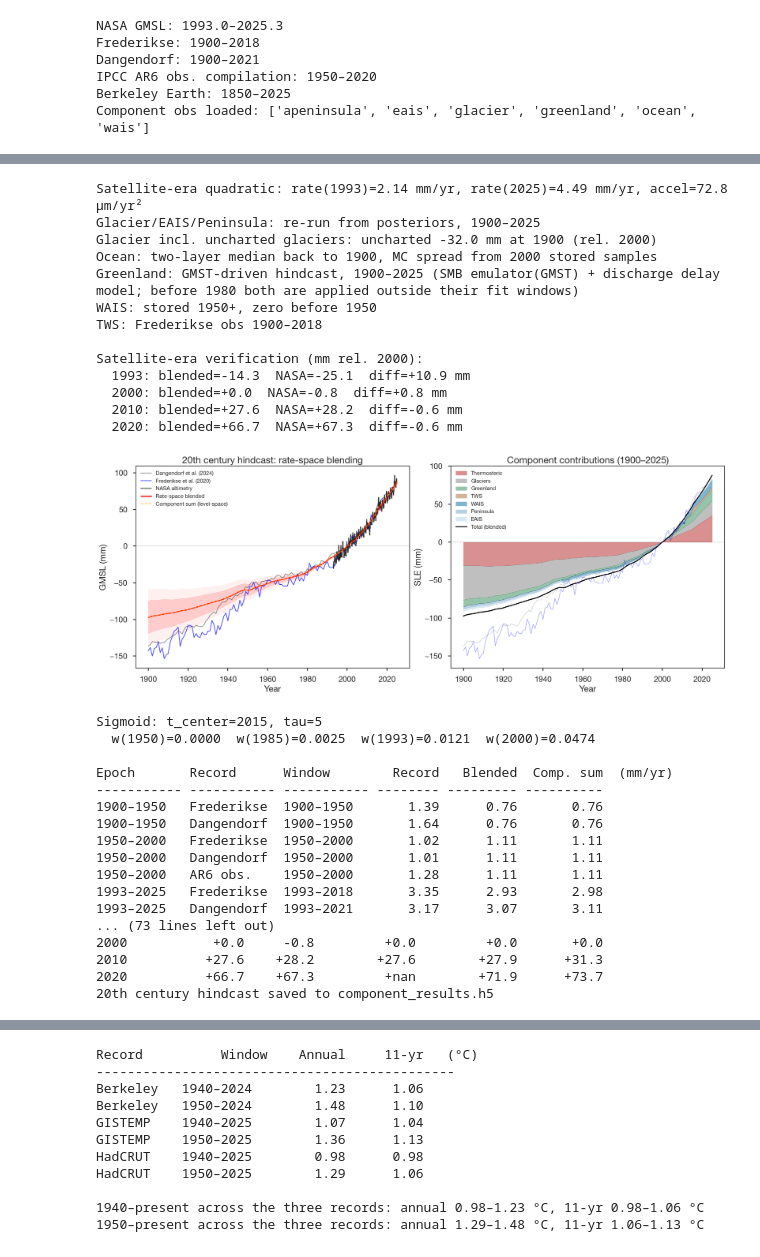
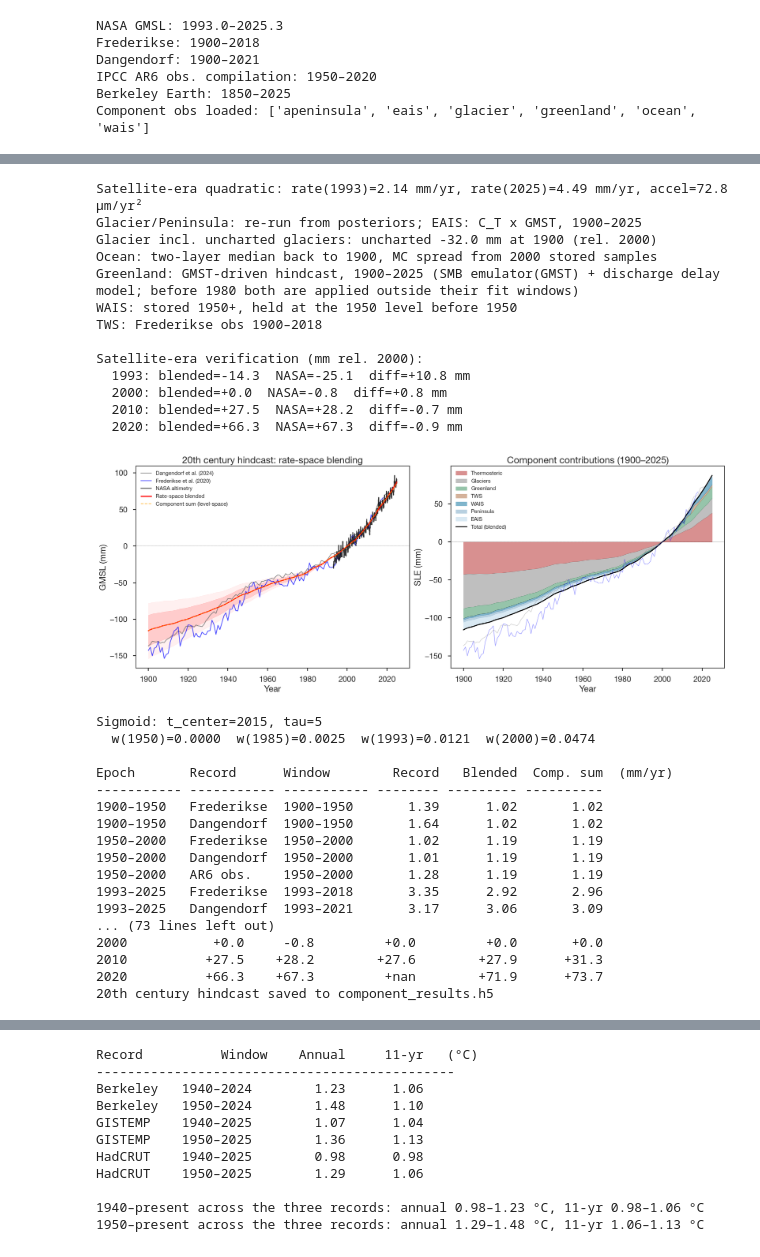
Before and after one commit to bminchew/GMSLR_forecast_v1, a Jupyter notebook: slr_forecast/notebooks/component_summation.ipynb, the cells around one changed output, grey strips where cells are left out. Cells and saved outputs as stored; diff of their text form; code cells hidden in the pictures.

```diff
--- a/slr_forecast/notebooks/component_summation.ipynb
+++ b/slr_forecast/notebooks/component_summation.ipynb
@@ -969,19 +985,15 @@ gl_h20 = project_component_level_ensemble(
     projection_times=hind20_years, baseline_year=BASELINE_YEAR,
     n_samples=N_MC, order=gl_order, seed=SEED + 1,
 )
-ea_h20 = project_component_level_ensemble(
-    posterior_samples=ea_post, H0_samples=ea_H0,
-    temperature_monthly=T_monthly, time_monthly=t_monthly,
-    projection_times=hind20_years, baseline_year=BASELINE_YEAR,
-    n_samples=N_MC, order=ea_order, seed=SEED + 2,
-)
+# EAIS: the forecast model, C_T x GMST (defined in the previous cell)
+ea_h20 = eais_ct_hindcast(hind20_years)
 ap_h20 = project_component_level_ensemble(
     posterior_samples=ap_post, H0_samples=ap_H0,
     temperature_monthly=T_monthly, time_monthly=t_monthly,
     projection_times=hind20_years, baseline_year=BASELINE_YEAR,
     n_samples=N_MC, order=ap_order, seed=SEED + 3,
 )
-print(f'Glacier/EAIS/Peninsula: re-run from posteriors, '
+print(f'Glacier/Peninsula: re-run from posteriors; EAIS: C_T x GMST, '
       f'{HIND20_START}\u2013{HIND20_END}')
 
 # Uncharted glaciers (Parkes & Marzeion 2018): glaciers missing from the
@@ -1011,9 +1023,14 @@ with h5py.File(H5_PATH, 'r') as hf:
     oc_bd = hf['ocean'].attrs['bd_median_mm_C']   / M_TO_MM
     oc_tu = hf['ocean'].attrs['tau_u_median_yr']
     oc_td = hf['ocean/fit_diagnostic'].attrs['TAU_D_FIXED']
+    oc_rdeep = hf['ocean'].attrs['rate_below_2000_mm_yr'] / M_TO_MM
 
 Su, Sd = solve_twolayer_ode(ode_T, ode_t, oc_tu, oc_td)
-eta_oc = oc_a * Su**2 + oc_bu * Su + oc_bd * Sd
+# Below-2000 m term at its median rate, as in the stored samples
+# (component_ocean: rate_deep_k * (t - BASELINE_YEAR)), so the pre-1950
+# shape carries the same deep-ocean rate as the samples from 1950.
+eta_oc = (oc_a * Su**2 + oc_bu * Su + oc_bd * Sd
+          + oc_rdeep * (ode_t - BASELINE_YEAR))
 eta_oc -= eta_oc[np.argmin(np.abs(ode_t - BASELINE_YEAR))]
 oc_med_20 = np.interp(hind20_years, ode_t, eta_oc)
 
@@ -1026,9 +1043,9 @@ print(f'Ocean: two-layer median back to {HIND20_START}, '
 
 # ── 4. Greenland: GMST-driven hindcast (1900-2025) ──
 # SMB via the MAR multi-GCM emulator (GMST), discharge via the delay
-# model with ocean T from real EN4 observations (post-1970) or the
-# surface-to-ocean transfer function applied to GMST x AA (Greenland
-# amplification) (pre-1970, replacing the earlier zero-fill). Distinct from
+# model with ocean T from EN4 observations (1970-2020) or the
+# surface-to-ocean transfer function applied to observed Greenland
+# regional T (before 1970 and after 2020). Distinct from
 # the standard 'greenland/projections' group used everywhere else in the
 # pipeline (which still spans the original 1950-2150 range unchanged).
 with h5py.File(H5_PATH, 'r') as hf:
@@ -1041,15 +1058,17 @@ print(f'Greenland: GMST-driven hindcast, {HIND20_START}–{HIND20_END} '
       f'(SMB emulator(GMST) + discharge delay model; before 1980 both are '
       f'applied outside their fit windows)')
 
-# ── 5. WAIS: stored 1950+, zero before 1950 ──
+# ── 5. WAIS: stored 1950+, held at the 1950 level before 1950 ──
+# The stored members follow the IMBIE-3 record and are flat before it
+# starts (1979), so np.interp's clamp continues that flat level back to
+# 1900 with no step at 1950.
 with h5py.File(H5_PATH, 'r') as hf:
     w_samp_ = hf['wais_2k/full_samples'][:]
     w_yr_   = hf['wais_2k/years'][:]
 wais_samp_20 = np.zeros((w_samp_.shape[0], n20))
 for k in range(w_samp_.shape[0]):
-    wais_samp_20[k, idx_1950:] = np.interp(
-        hind20_years[idx_1950:], w_yr_, w_samp_[k])
-print(f'WAIS: stored 1950+, zero before 1950')
+    wais_samp_20[k] = np.interp(hind20_years, w_yr_, w_samp_[k])
+print(f'WAIS: stored 1950+, held at the 1950 level before 1950')
 
 # ── 6. TWS: Frederikse obs, GRACE era only (2003–2018) ──
 # fred_tws_rb is rebased to TWS_START_YEAR (2003) in the budget-closure
@@ -1374,55 +1393,55 @@ with h5py.File(H5_PATH, 'a') as _hf:
                'rate_record', 'rate_blended', 'rate_component_sum']:
         _mg.create_dataset(_k, data=np.array([m[_k] for m in matched_rates],
                                              dtype=float))
     _mg.attrs['records'] = [m['record'] for m in matched_rates]
     # Decadal level-difference chi-square:
     # decadal_chi2/<hindcast>/<record>/<p0>_<p1>, differences in mm
     _dg = _hg.create_group('decadal_chi2')
     _dg.attrs['method'] = ('non-overlapping decadal level differences; '
                            'obs sigma sqrt(|s_end^2 - s_start^2|), plus '
                            'hindcast ensemble spread, in quadrature; '
                            'dof = number of decades')
     for (_hn, _rec, _p0, _p1), _res in decadal_chi2.items():
         _g = _dg.create_group(f'{_hn}/{_rec.replace(" ", "_").rstrip(".")}/'
                               f'{_p0}_{_p1}')
         for _k in ['decade_start', 'decade_end', 'obs_diff', 'obs_sigma',
                    'hind_diff', 'hind_sigma']:
             _g.create_dataset(_k, data=_res[_k])
         _g.attrs['chi2'] = _res['chi2']
         _g.attrs['dof'] = _res['dof']
         _g.attrs['chi2_red'] = _res['chi2_red']
 print('20th century hindcast saved to component_results.h5')
 # %% [output]
 Satellite-era quadratic: rate(1993)=2.14 mm/yr, rate(2025)=4.49 mm/yr, accel=72.8 µm/yr²
-Glacier/EAIS/Peninsula: re-run from posteriors, 1900–2025
+Glacier/Peninsula: re-run from posteriors; EAIS: C_T x GMST, 1900–2025
 Glacier incl. uncharted glaciers: uncharted -32.0 mm at 1900 (rel. 2000)
 Ocean: two-layer median back to 1900, MC spread from 2000 stored samples
 Greenland: GMST-driven hindcast, 1900–2025 (SMB emulator(GMST) + discharge delay model; before 1980 both are applied outside their fit windows)
-WAIS: stored 1950+, zero before 1950
+WAIS: stored 1950+, held at the 1950 level before 1950
 TWS: Frederikse obs 1900–2018
 
 Satellite-era verification (mm rel. 2000):
-  1993: blended=-14.3  NASA=-25.1  diff=+10.9 mm
+  1993: blended=-14.3  NASA=-25.1  diff=+10.8 mm
   2000: blended=+0.0  NASA=-0.8  diff=+0.8 mm
-  2010: blended=+27.6  NASA=+28.2  diff=-0.6 mm
-  2020: blended=+66.7  NASA=+67.3  diff=-0.6 mm
+  2010: blended=+27.5  NASA=+28.2  diff=-0.7 mm
+  2020: blended=+66.3  NASA=+67.3  diff=-0.9 mm
-[figure, old version]
+[figure, new version]
 Sigmoid: t_center=2015, tau=5
   w(1950)=0.0000  w(1985)=0.0025  w(1993)=0.0121  w(2000)=0.0474
 
 Epoch       Record      Window        Record   Blended  Comp. sum  (mm/yr)
 ----------- ----------- ----------- -------- --------- ----------
-1900–1950   Frederikse  1900–1950       1.39      0.76       0.76
-1900–1950   Dangendorf  1900–1950       1.64      0.76       0.76
-1950–2000   Frederikse  1950–2000       1.02      1.11       1.11
-1950–2000   Dangendorf  1950–2000       1.01      1.11       1.11
-1950–2000   AR6 obs.    1950–2000       1.28      1.11       1.11
-1993–2025   Frederikse  1993–2018       3.35      2.93       2.98
-1993–2025   Dangendorf  1993–2021       3.17      3.07       3.11
+1900–1950   Frederikse  1900–1950       1.39      1.02       1.02
+1900–1950   Dangendorf  1900–1950       1.64      1.02       1.02
+1950–2000   Frederikse  1950–2000       1.02      1.19       1.19
+1950–2000   Dangendorf  1950–2000       1.01      1.19       1.19
+1950–2000   AR6 obs.    1950–2000       1.28      1.19       1.19
+1993–2025   Frederikse  1993–2018       3.35      2.92       2.96
+1993–2025   Dangendorf  1993–2021       3.17      3.06       3.09
 ... (73 lines left out)
 2000           +0.0     -0.8         +0.0         +0.0       +0.0
-2010          +27.6    +28.2        +27.6        +27.9      +31.3
-2020          +66.7    +67.3         +nan        +71.9      +73.7
+2010          +27.5    +28.2        +27.6        +27.9      +31.3
+2020          +66.3    +67.3         +nan        +71.9      +73.7
 20th century hindcast saved to component_results.h5
 # %%
 # ── Per-component breakdown vs Frederikse (2020), 1900-1950 shortfall diagnostic ──
```
Also changed, not shown: parts of 6 cells of this notebook, 53 other files.
